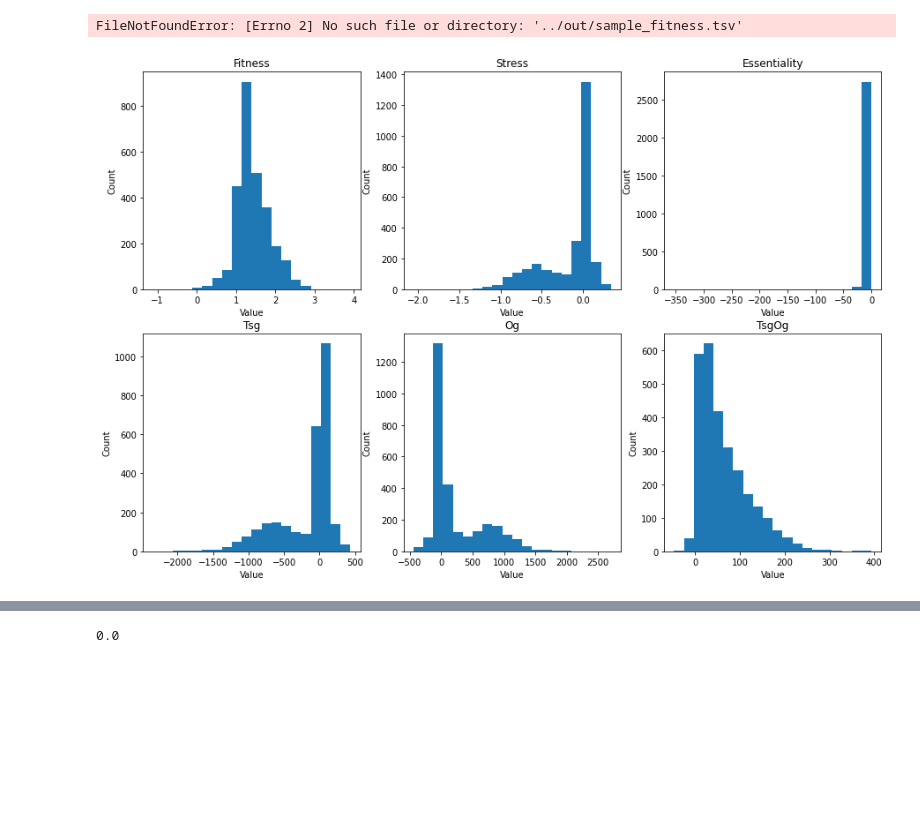
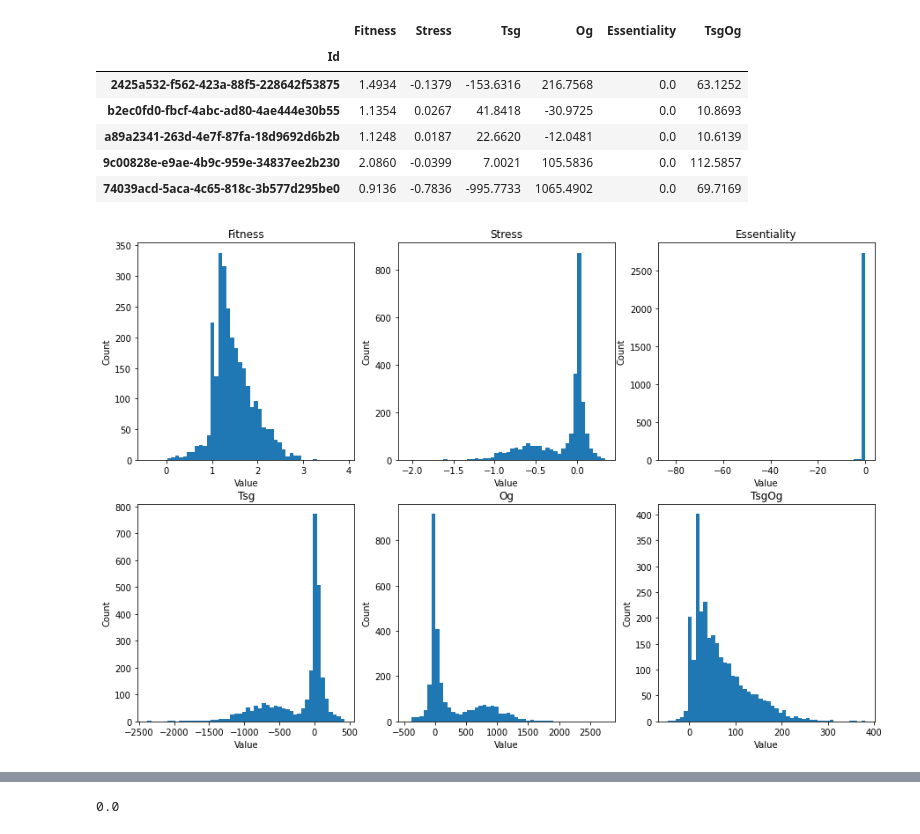
Before and after one commit to schwarzlab-ccb/SimChA, a Jupyter notebook: notebooks/fitness.ipynb, the cells around one changed output, grey strips where cells are left out. Cells and saved outputs as stored; diff of their text form; code cells hidden in the pictures; blank space fills up the shorter version.

```diff
--- a/notebooks/fitness.ipynb
+++ b/notebooks/fitness.ipynb
@@ -5,14 +5,20 @@ import matplotlib.pyplot as plt
 # %%
 PCAWG = '../out/PCAWG_fit.tsv'
 sample = '../out/sample_fitness.tsv'
-use_sample = False
+use_sample = True
 
-data = pd.read_csv(PCAWG if use_sample else sample, sep='\t', index_col=0)
+data = pd.read_csv(PCAWG if not use_sample else sample, sep='\t', index_col=0)
 data["TsgOg"] = data["Tsg"] + data["Og"]
 columns = ["Fitness", "Stress", "Essentiality", "Tsg", "Og", "TsgOg"]
 data.head()
 # %% [output]
-FileNotFoundError: [Errno 2] No such file or directory: '../out/sample_fitness.tsv'
+|  | Fitness | Stress | Tsg | Og | Essentiality | TsgOg |
+| Id |  |  |  |  |  |  |
+| 2425a532-f562-423a-88f5-228642f53875 | 1.4934 | -0.1379 | -153.6316 | 216.7568 | 0.0 | 63.1252 |
+| b2ec0fd0-fbcf-4abc-ad80-4ae444e30b55 | 1.1354 | 0.0267 | 41.8418 | -30.9725 | 0.0 | 10.8693 |
+| a89a2341-263d-4e7f-87fa-18d9692d6b2b | 1.1248 | 0.0187 | 22.6620 | -12.0481 | 0.0 | 10.6139 |
+| 9c00828e-e9ae-4b9c-959e-34837ee2b230 | 2.0860 | -0.0399 | 7.0021 | 105.5836 | 0.0 | 112.5857 |
+| 74039acd-5aca-4c65-818c-3b577d295be0 | 0.9136 | -0.7836 | -995.7733 | 1065.4902 | 0.0 | 69.7169 |
 # %%
 bin_count = 50 if use_sample else 20
 
@@ -27,4 +33,4 @@ for x in range(2):
         axes[x, y].set_title(columns[x*3+y])
         axes[x, y].hist(data[columns[x*3+y]], bins=bin_count)
 # %% [output]
-[figure, old version]
+[figure, new version]
```
Also changed, not shown: parts of 10 cells of this notebook.
